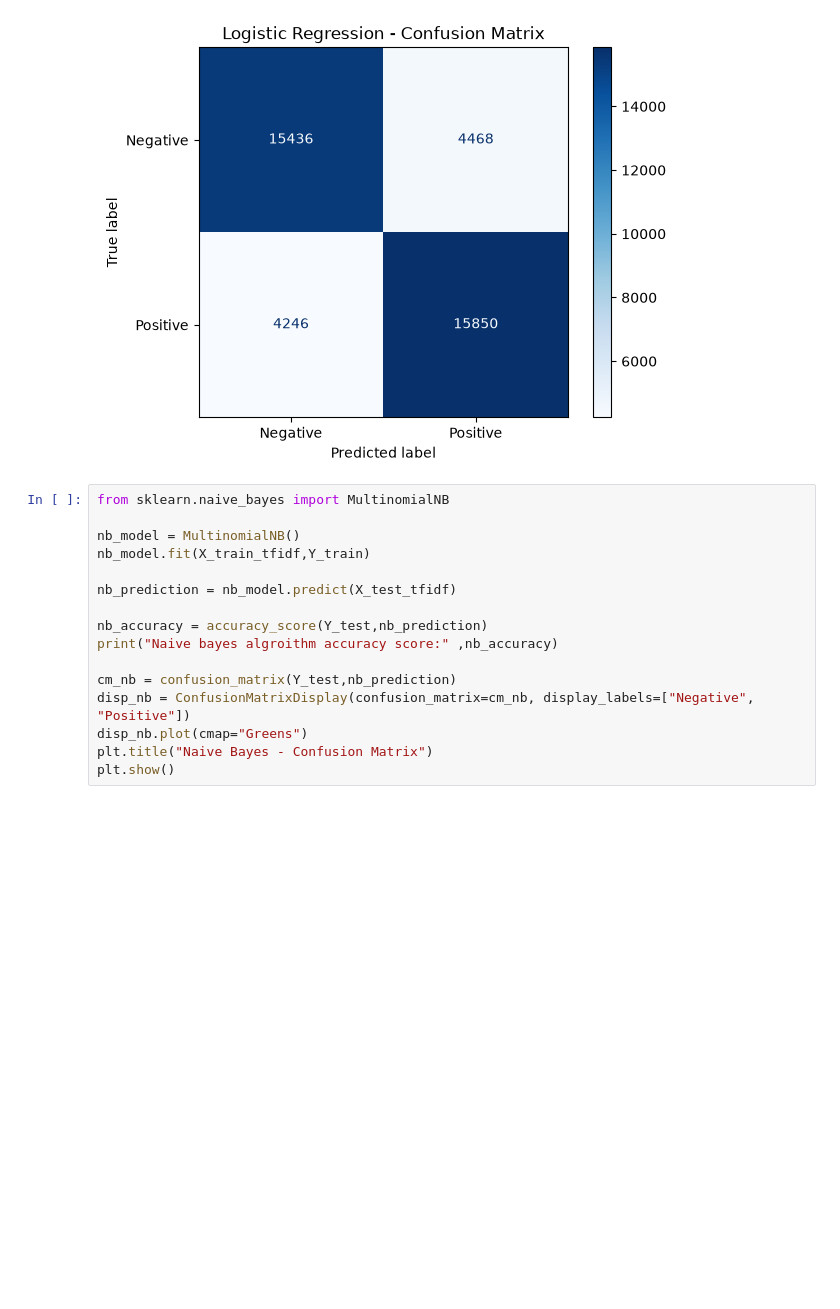
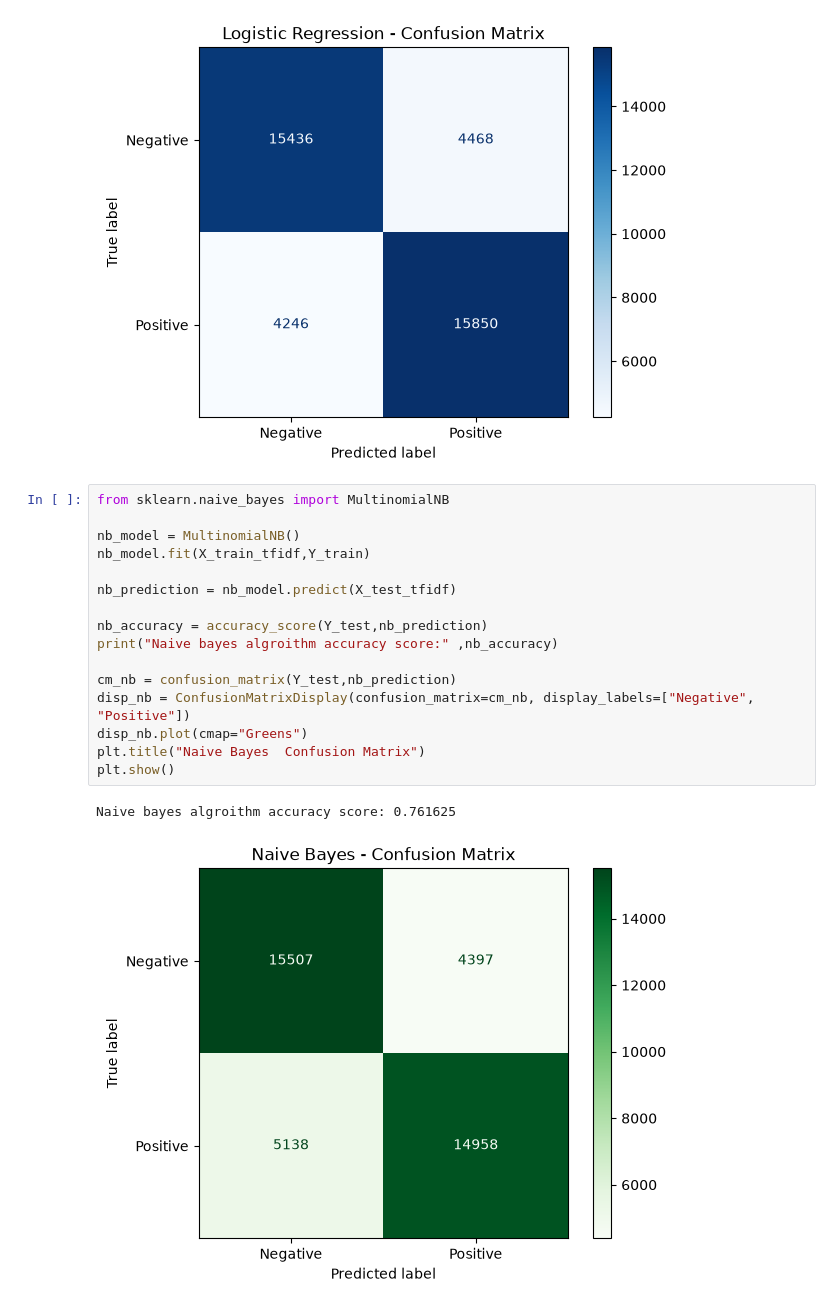
Before and after one commit to gyan-prakash-007/sentiment-analysis-project, a Jupyter notebook: sentiment_analysis.ipynb, the cells around one changed output. Drawn from its saved outputs; the diff is of its cells as text; blank space fills up the shorter version.

Commit message:
Trained and evaluated Logistic Regression, Naive Bayes, and Linear SVM; saved models and vectorizer with pickle

```diff
--- a/sentiment_analysis.ipynb
+++ b/sentiment_analysis.ipynb
@@ -118,16 +118,19 @@ Logistic Regression Accuracy 0.78215
 # %%
 from sklearn.naive_bayes import MultinomialNB
 
 nb_model = MultinomialNB()
 nb_model.fit(X_train_tfidf,Y_train)
 
 nb_prediction = nb_model.predict(X_test_tfidf)
 
 nb_accuracy = accuracy_score(Y_test,nb_prediction)
 print("Naive bayes algroithm accuracy score:" ,nb_accuracy)
 
 cm_nb = confusion_matrix(Y_test,nb_prediction)
 disp_nb = ConfusionMatrixDisplay(confusion_matrix=cm_nb, display_labels=["Negative", "Positive"])
 disp_nb.plot(cmap="Greens")
-plt.title("Naive Bayes - Confusion Matrix")
+plt.title("Naive Bayes  Confusion Matrix")
 plt.show()
+# %% [output]
+Naive bayes algroithm accuracy score: 0.761625
+[figure, added]
```
Also changed, not shown: parts of 2 cells of this notebook.
